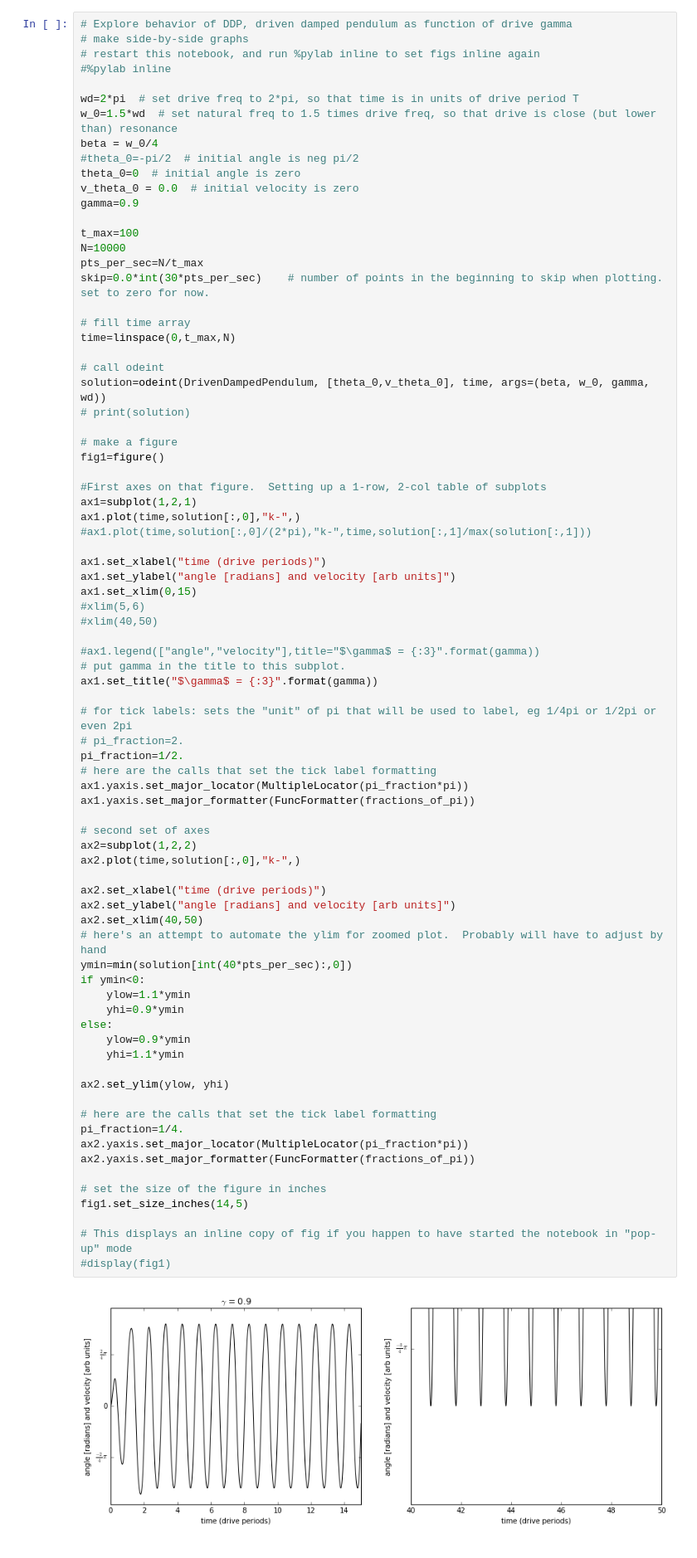
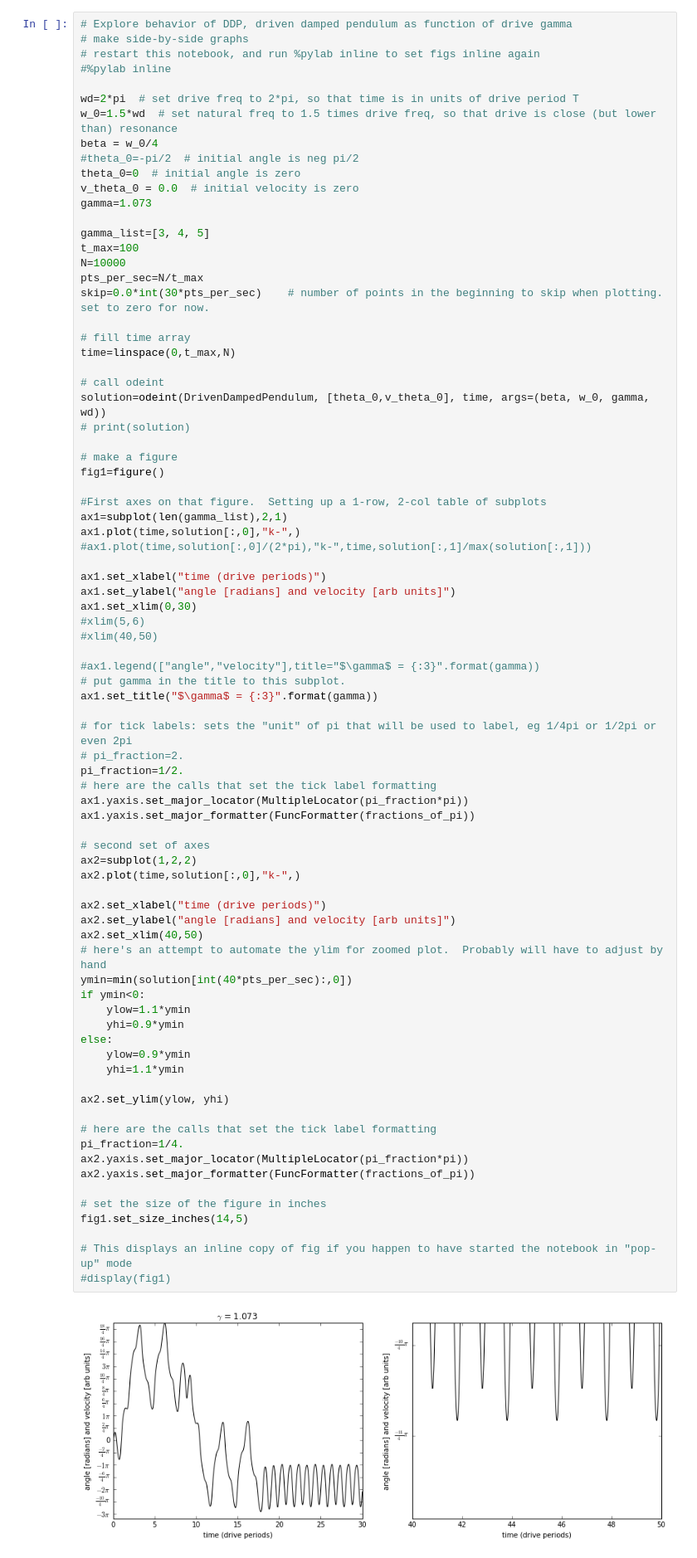
Before and after one commit to Physics325/Chapter5, a Jupyter notebook: Chapter 5 Chaos.ipynb, the cells around one changed output. Shown: that part at 83% size. Saved outputs shown, nothing was run; the diff lists cells and outputs as text.

```diff
--- a/Chapter 5 Chaos.ipynb
+++ b/Chapter 5 Chaos.ipynb
@@ -107,8 +109,9 @@ beta = w_0/4
 #theta_0=-pi/2  # initial angle is neg pi/2
 theta_0=0  # initial angle is zero
 v_theta_0 = 0.0  # initial velocity is zero
-gamma=0.9
+gamma=1.073
 
+gamma_list=[3, 4, 5]
 t_max=100
 N=10000
 pts_per_sec=N/t_max
@@ -125,13 +128,13 @@ solution=odeint(DrivenDampedPendulum, [theta_0,v_theta_0], time, args=(beta, w_0
 fig1=figure()
 
 #First axes on that figure.  Setting up a 1-row, 2-col table of subplots
-ax1=subplot(1,2,1)
+ax1=subplot(len(gamma_list),2,1)
 ax1.plot(time,solution[:,0],"k-",)
 #ax1.plot(time,solution[:,0]/(2*pi),"k-",time,solution[:,1]/max(solution[:,1]))
 
 ax1.set_xlabel("time (drive periods)")
 ax1.set_ylabel("angle [radians] and velocity [arb units]")
-ax1.set_xlim(0,15)
+ax1.set_xlim(0,30)
 #xlim(5,6)
 #xlim(40,50)
 
@@ -148,31 +151,31 @@ ax1.yaxis.set_major_formatter(FuncFormatter(fractions_of_pi))
 
 # second set of axes
 ax2=subplot(1,2,2)
 ax2.plot(time,solution[:,0],"k-",)
 
 ax2.set_xlabel("time (drive periods)")
 ax2.set_ylabel("angle [radians] and velocity [arb units]")
 ax2.set_xlim(40,50)
 # here's an attempt to automate the ylim for zoomed plot.  Probably will have to adjust by hand
 ymin=min(solution[int(40*pts_per_sec):,0])
 if ymin<0:
     ylow=1.1*ymin
     yhi=0.9*ymin
 else:
     ylow=0.9*ymin
     yhi=1.1*ymin
 
 ax2.set_ylim(ylow, yhi)
 
 # here are the calls that set the tick label formatting
 pi_fraction=1/4.
 ax2.yaxis.set_major_locator(MultipleLocator(pi_fraction*pi))
 ax2.yaxis.set_major_formatter(FuncFormatter(fractions_of_pi))
 
 # set the size of the figure in inches
 fig1.set_size_inches(14,5)
 
 # This displays an inline copy of fig if you happen to have started the notebook in "pop-up" mode
 #display(fig1)
 # %% [output]
-[figure, old version]
+[figure, new version]
```
Also changed, not shown: parts of 2 cells of this notebook, 1 other file.
